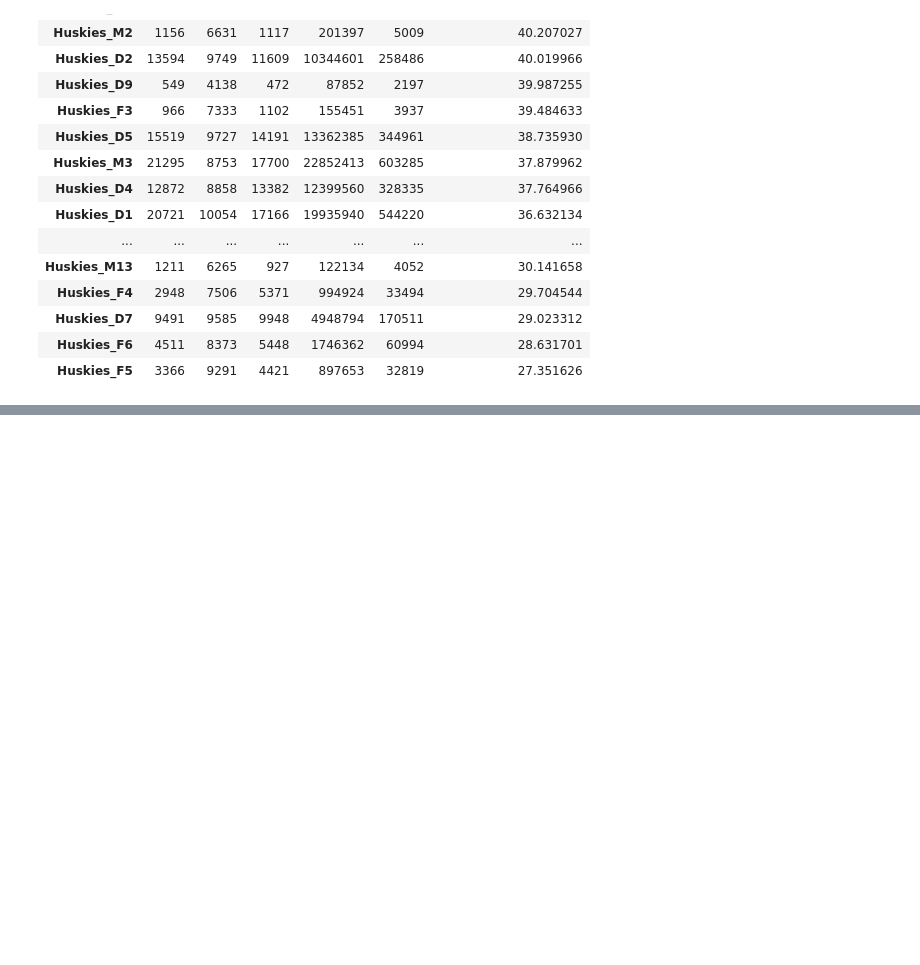
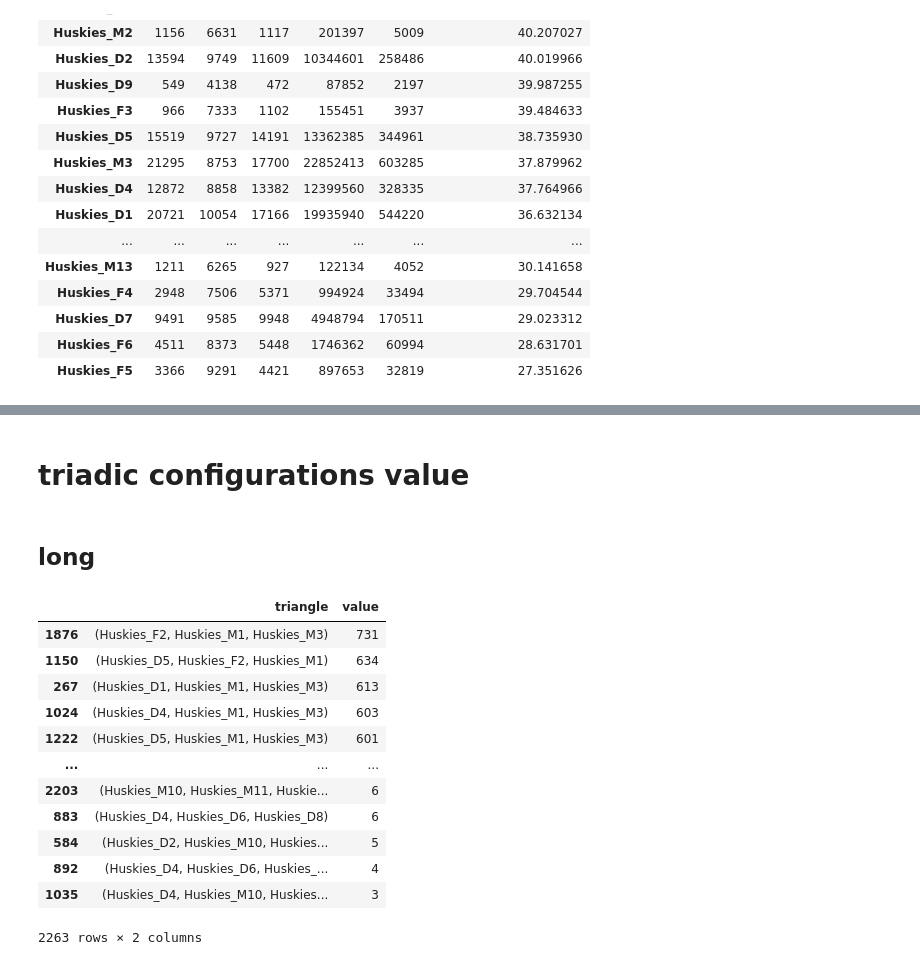
Before and after one commit to jansona/2020_MCM_ICM, a Jupyter notebook: task_1.ipynb, the cells around one changed output, grey strips where cells are left out. Saved outputs shown, nothing was run; the diff lists cells and outputs as text; code cells hidden in the pictures; blank space fills up the shorter version.

```diff
--- a/task_1.ipynb
+++ b/task_1.ipynb
@@ -208,0 +424,6 @@ md
+# %%
+triangles = []
+
+for a, b, c in triples:
+    if ((a,b) in all_edges or (b,a) in all_edges) and ((a,c) in all_edges or (c,a) in all_edges) and ((b,c) in all_edges or (c,b) in all_edges):
+        triangles.append((a,b,c))
@@ -208,0 +434,32 @@ md
+# %% [markdown]
+# triadic configurations value
+# %% [markdown]
+## long
+# %%
+values = [0] * len(triangles)
+# %%
+for i, t in enumerate(triangles):
+    edges = list(permutations(t, 2))
+    for e in edges:
+        qr = ppd[ppd.i == e[0]][ppd.j == e[1]].to_numpy()
+        if len(qr) > 0:
+            values[i] += qr[-1][-1]
+# %%
+tvd = pd.DataFrame({'triangle':triangles, 'value':values})
+# %%
+tvd = tvd.sort_values(by='value').ix[::-1]
+tvd
+# %% [output]
+|  | triangle | value |
+| 1876 | (Huskies_F2, Huskies_M1, Huskies_M3) | 731 |
+| 1150 | (Huskies_D5, Huskies_F2, Huskies_M1) | 634 |
+| 267 | (Huskies_D1, Huskies_M1, Huskies_M3) | 613 |
+| 1024 | (Huskies_D4, Huskies_M1, Huskies_M3) | 603 |
+| 1222 | (Huskies_D5, Huskies_M1, Huskies_M3) | 601 |
+| ... | ... | ... |
+| 2203 | (Huskies_M10, Huskies_M11, Huskie... | 6 |
+| 883 | (Huskies_D4, Huskies_D6, Huskies_D8) | 6 |
+| 584 | (Huskies_D2, Huskies_M10, Huskies... | 5 |
+| 892 | (Huskies_D4, Huskies_D6, Huskies_... | 4 |
+| 1035 | (Huskies_D4, Huskies_M10, Huskies... | 3 |
+2263 rows × 2 columns
```
Also changed, not shown: parts of 42 cells of this notebook.
